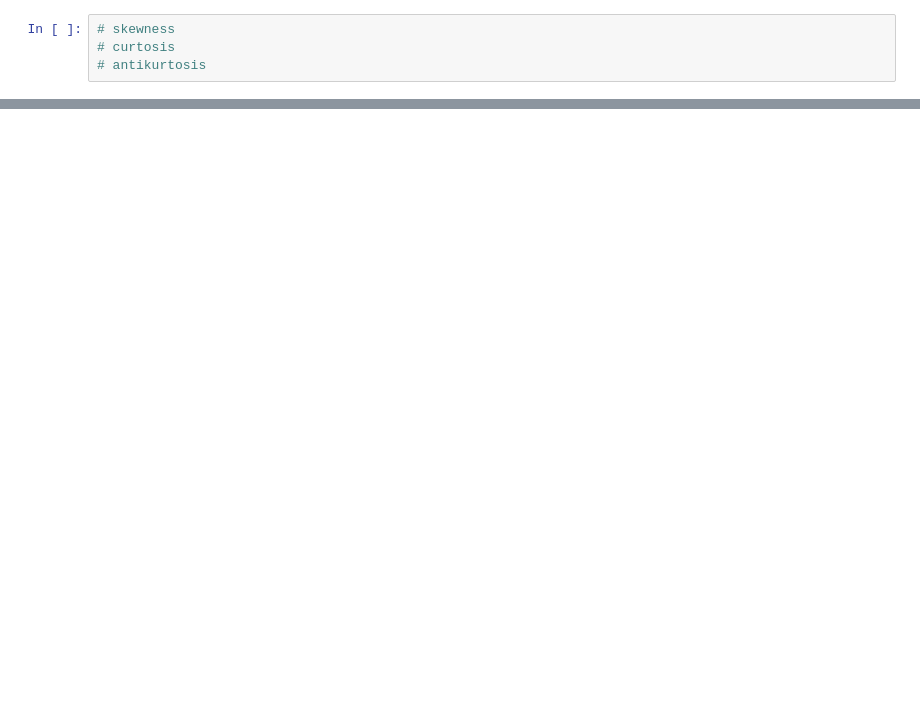
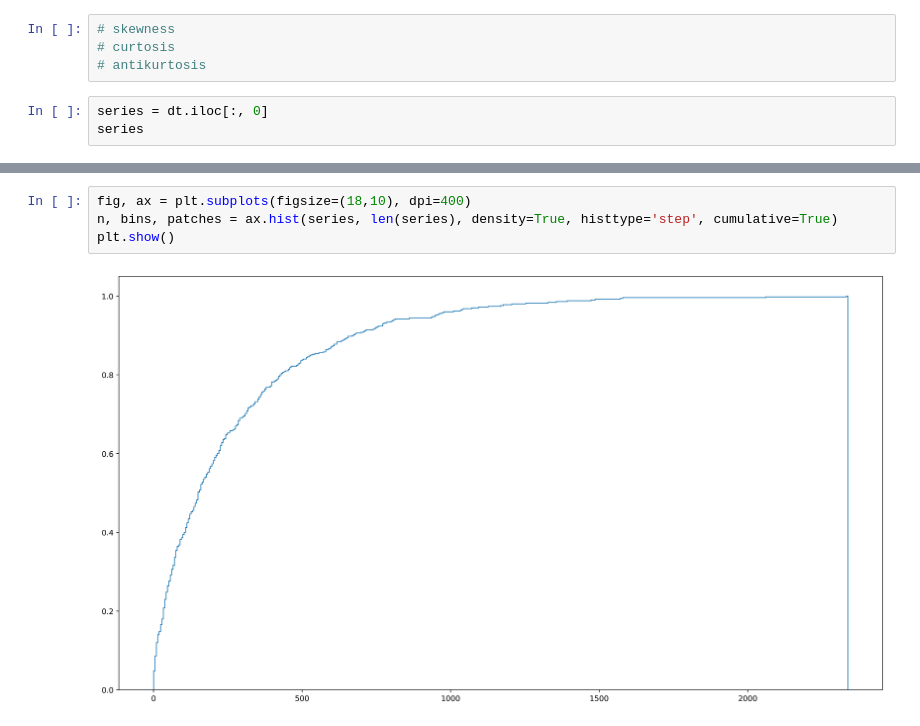
Before and after one commit to Evgen1ch/Statistics-lab-1, a Jupyter notebook: test.ipynb, the cells around one changed output, grey strips where cells are left out. Saved outputs shown, nothing was run; the diff lists cells and outputs as text; blank space fills up the shorter version.

```diff
--- a/test.ipynb
+++ b/test.ipynb
@@ -63,3 +99,6 @@ info
 # skewness
 # curtosis
 # antikurtosis
+# %%
+series = dt.iloc[:, 0]
+series
@@ -65,0 +118,6 @@ info
+# %%
+fig, ax = plt.subplots(figsize=(18,10), dpi=400)
+n, bins, patches = ax.hist(series, len(series), density=True, histtype='step', cumulative=True)
+plt.show()
+# %% [output]
+[figure, added]
```
Also changed, not shown: parts of 19 cells of this notebook, 13 other files.
